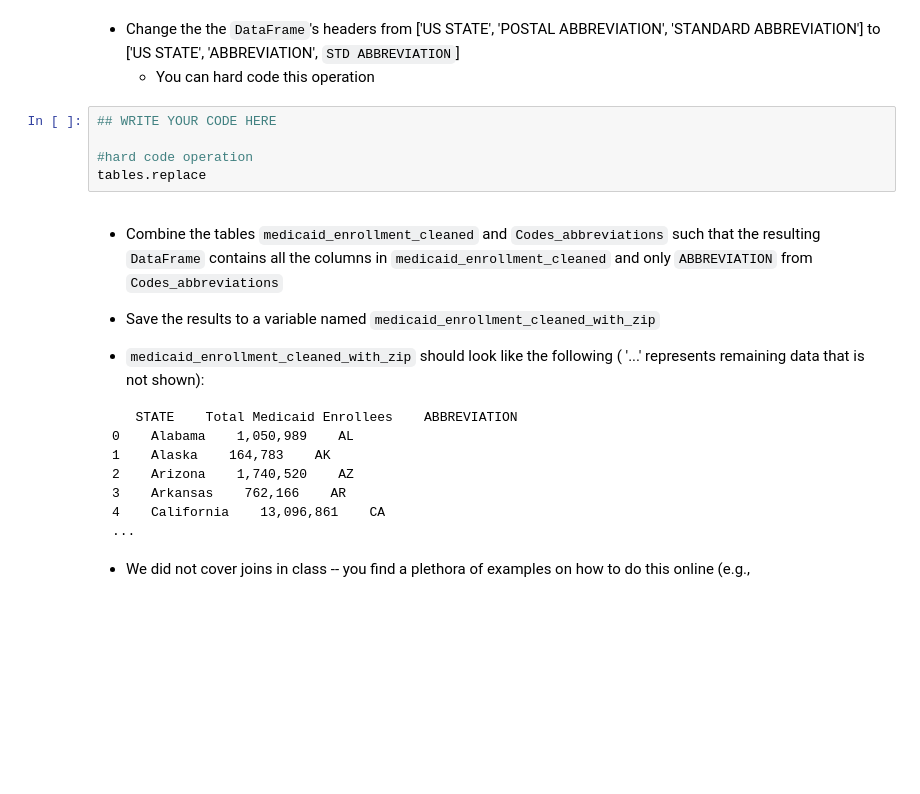
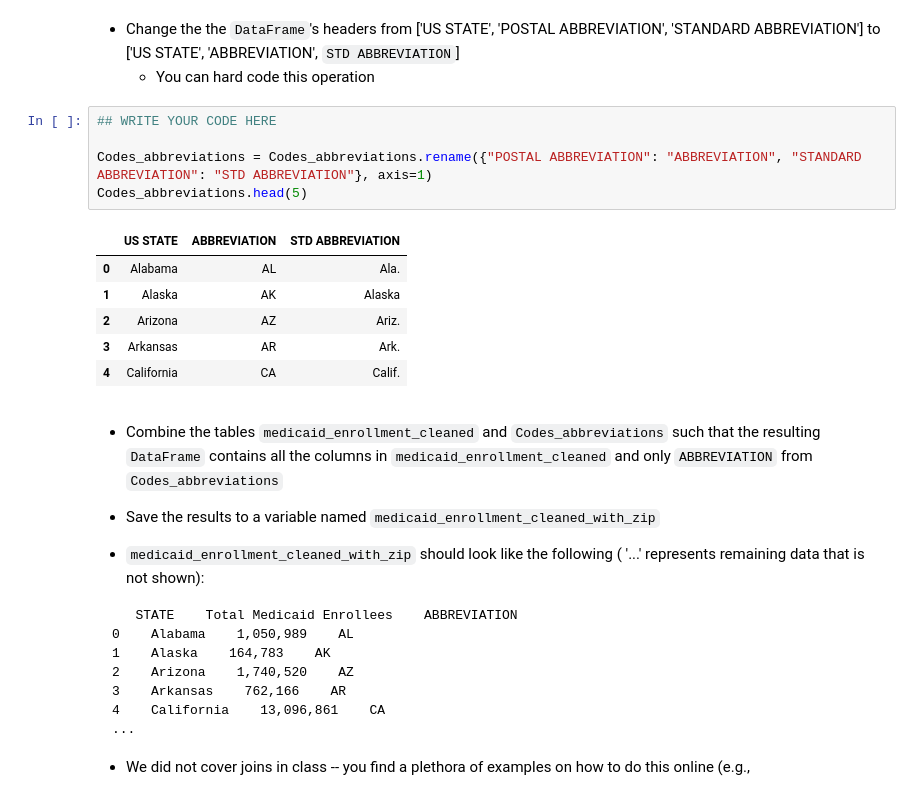
Before and after one commit to caslabs/ics434_S22_assignment_1, a Jupyter notebook: Assignment_1.ipynb, the cells around one changed output. Saved outputs shown, nothing was run; the diff lists cells and outputs as text; blank space fills up the shorter version.

```diff
--- a/Assignment_1.ipynb
+++ b/Assignment_1.ipynb
@@ -498,11 +580,18 @@ Codes_abbreviations.head(5)
 # %% [markdown]
 * Change the the `DataFrame`'s headers from ['US STATE',	'POSTAL ABBREVIATION', 	'STANDARD ABBREVIATION'] to ['US STATE', 'ABBREVIATION', `STD ABBREVIATION`]
   * You can hard code this operation
-# %%
-## WRITE YOUR CODE HERE
-
-#hard code operation
-tables.replace
+# %%
+## WRITE YOUR CODE HERE
+
+Codes_abbreviations = Codes_abbreviations.rename({"POSTAL ABBREVIATION": "ABBREVIATION", "STANDARD ABBREVIATION": "STD ABBREVIATION"}, axis=1)
+Codes_abbreviations.head(5)
+# %% [output]
+|  | US STATE | ABBREVIATION | STD ABBREVIATION |
+| 0 | Alabama | AL | Ala. |
+| 1 | Alaska | AK | Alaska |
+| 2 | Arizona | AZ | Ariz. |
+| 3 | Arkansas | AR | Ark. |
+| 4 | California | CA | Calif. |
 # %% [markdown]
 * Combine the tables `medicaid_enrollment_cleaned` and `Codes_abbreviations` such that the resulting `DataFrame` contains all the columns in `medicaid_enrollment_cleaned` and only `ABBREVIATION` from `Codes_abbreviations`
 
```
Also changed, not shown: parts of 28 cells of this notebook.
